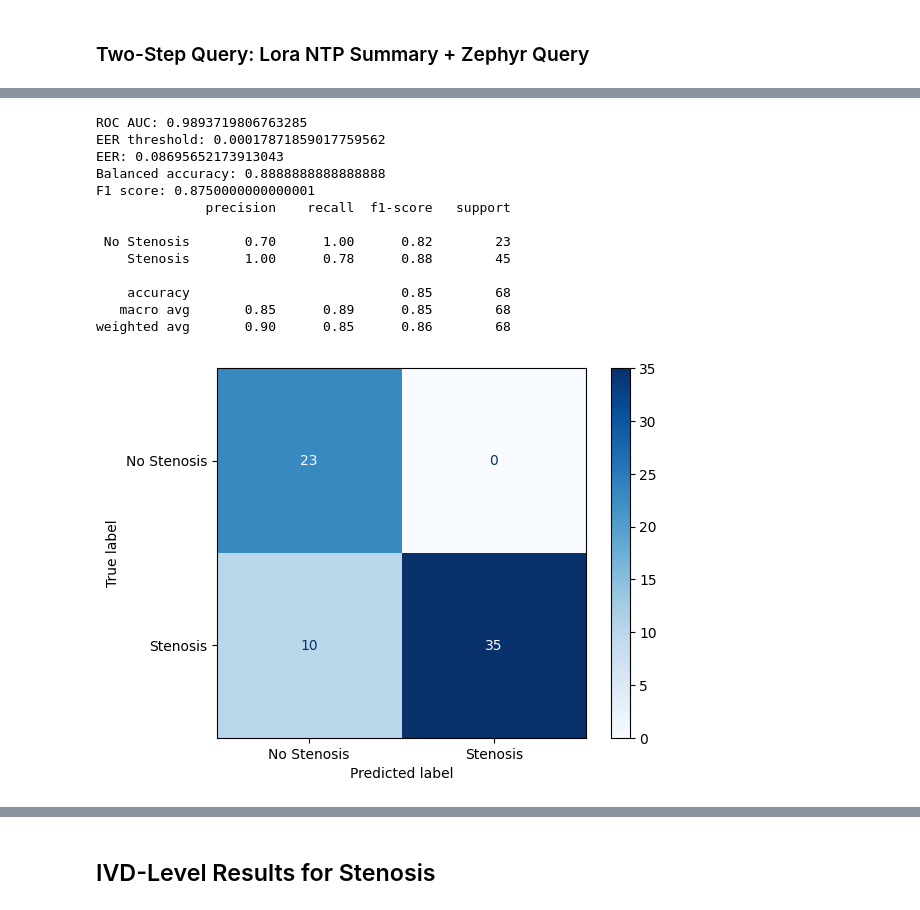
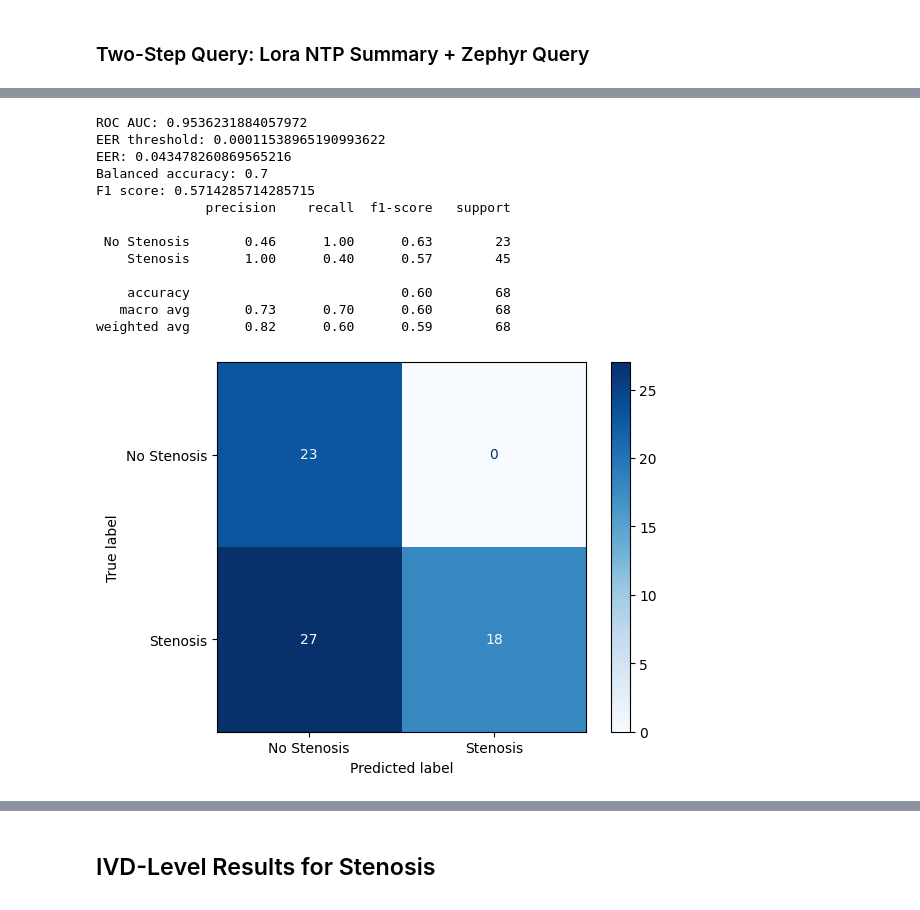
Before and after one commit to robinyjpark/AutoLabelClassifier, a Jupyter notebook: notebooks/compare_llm_results_cln.ipynb, the cells around one changed output, grey strips where cells are left out. Cells and saved outputs as stored; diff of their text form; code cells hidden in the pictures.

Commit message:
Update report labeling pipeline with new labels and base model (Llama3)

```diff
--- a/notebooks/compare_llm_results_cln.ipynb
+++ b/notebooks/compare_llm_results_cln.ipynb
@@ -22,7 +22,7 @@ from omegaconf import OmegaConf, DictConfig
 
 pd.options.mode.chained_assignment = None
 
-with initialize(version_base=None, config_path="NCIMIPreprocessing/conf", job_name="test"):
+with initialize(version_base=None, config_path="conf", job_name="test"):
     cfg = compose(config_name="config")
     print(OmegaConf.to_yaml(cfg))
 # %% [output]
@@ -463,21 +1086,22 @@ weighted avg       0.94      0.93      0.93       227
 # %%
 ntp_base_2step_stenosis_train = eval_global(
-    'ntp+zephyr', '2step_stenosis_train',
-    'con_lora_base_2step_stenosis_new_template_yesno_scores_have_prompt',
-    main_exp=True, threshold=None
+    'ntp+zephyr',
+    'sft-base-stenosis-train',
+    'april2024/summary-query/sft-base/zephyr_con_lora_base_2step_stenosis_new_template_yesno_scores_have_spec_summary_prompt',
+    threshold=None
     )
 # %% [output]
-ROC AUC: 0.9893719806763285
-EER threshold: 0.00017871859017759562
-EER: 0.08695652173913043
-Balanced accuracy: 0.8888888888888888
-F1 score: 0.8750000000000001
+ROC AUC: 0.9536231884057972
+EER threshold: 0.00011538965190993622
+EER: 0.043478260869565216
+Balanced accuracy: 0.7
+F1 score: 0.5714285714285715
               precision    recall  f1-score   support
 
- No Stenosis       0.70      1.00      0.82        23
-    Stenosis       1.00      0.78      0.88        45
+ No Stenosis       0.46      1.00      0.63        23
+    Stenosis       1.00      0.40      0.57        45
 
-    accuracy                           0.85        68
-   macro avg       0.85      0.89      0.85        68
-weighted avg       0.90      0.85      0.86        68
+    accuracy                           0.60        68
+   macro avg       0.73      0.70      0.60        68
+weighted avg       0.82      0.60      0.59        68
-[figure, old version]
+[figure, new version]
```
Also changed, not shown: parts of 93 cells of this notebook, 9 other files.
